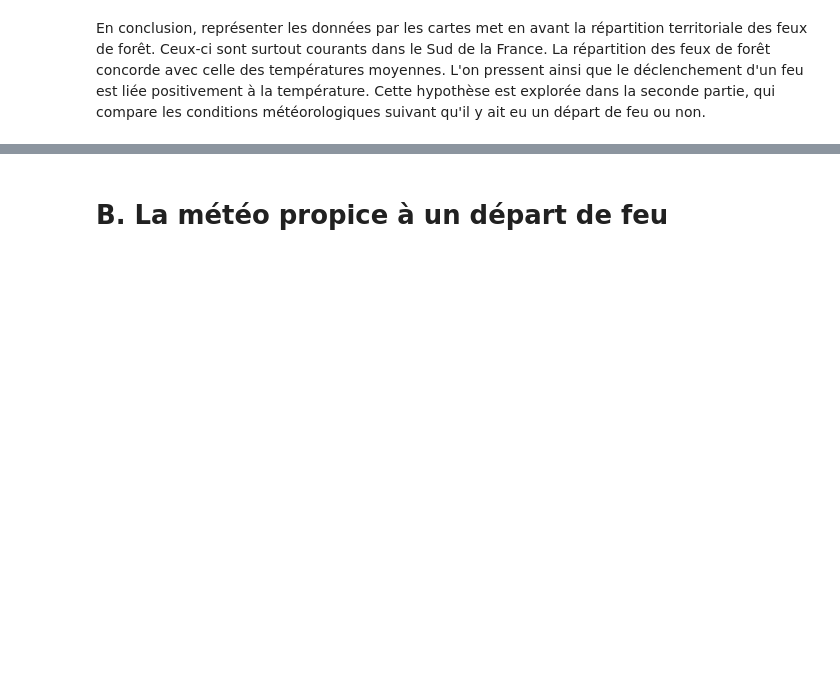
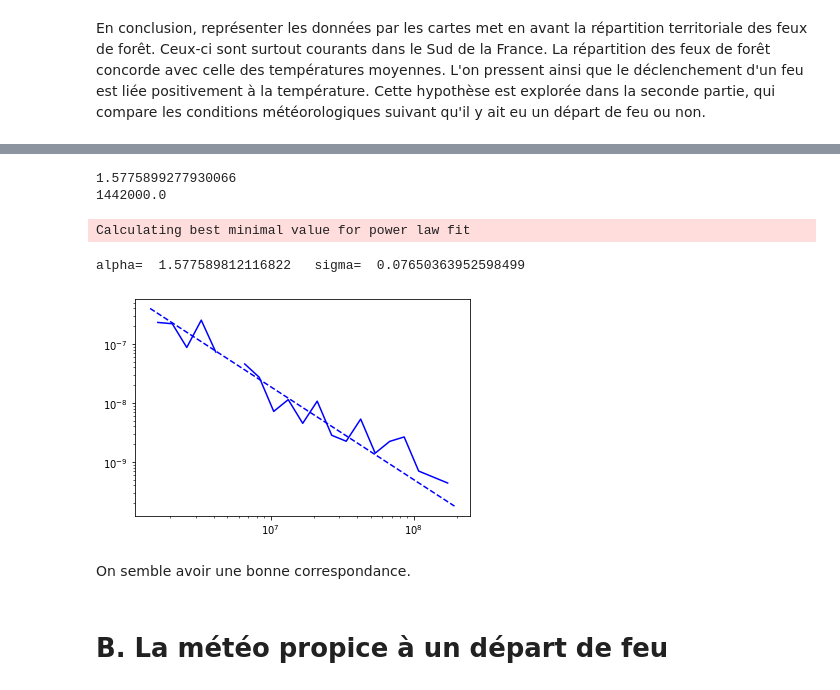
Before and after one commit to Theo-Clavel/feux_de_foret, a Jupyter notebook: Partie2.ipynb, the cells around one changed output, grey strips where cells are left out. Cells and saved outputs as stored; diff of their text form; code cells hidden in the pictures; blank space fills up the shorter version.

Commit message:
Update Partie2.ipynb
Added power law fit

```diff
--- a/Partie2.ipynb
+++ b/Partie2.ipynb
@@ -270,0 +294,3 @@ En conclusion, représenter les données par les cartes met en avant la réparti
+# %%
+dfdep['Surface brûlée (m2)'] = dfdep['Surface brûlée (m2)'].fillna(0)
+y=list(dfdep['Surface brûlée (m2)'])
@@ -271,3 +318,25 @@ En conclusion, représenter les données par les cartes met en avant la réparti
+# %%
+import powerlaw
+data = y
+results = powerlaw.Fit(data)
+print(results.power_law.alpha)
+print(results.power_law.xmin)
+R, p = results.distribution_compare('power_law', 'lognormal')
+# %% [output]
+1.5775899277930066
+1442000.0
+Calculating best minimal value for power law fit
+# %%
+fit = powerlaw.Fit(y,xmin=1442000,discrete=True)
+fit.power_law.plot_pdf( color= 'b',linestyle='--',label='fit ccdf')
+fit.plot_pdf( color= 'b')
+
+print('alpha= ',fit.power_law.alpha,'  sigma= ',fit.power_law.sigma)
+# %% [output]
+alpha=  1.577589812116822   sigma=  0.07650363952598499
+[figure, added]
+# %% [markdown]
+On semble avoir une bonne correspondance.
 # %% [markdown]
 # B. La météo propice à un départ de feu
 # %% [markdown]
```
Also changed, not shown: parts of 7 cells of this notebook.
